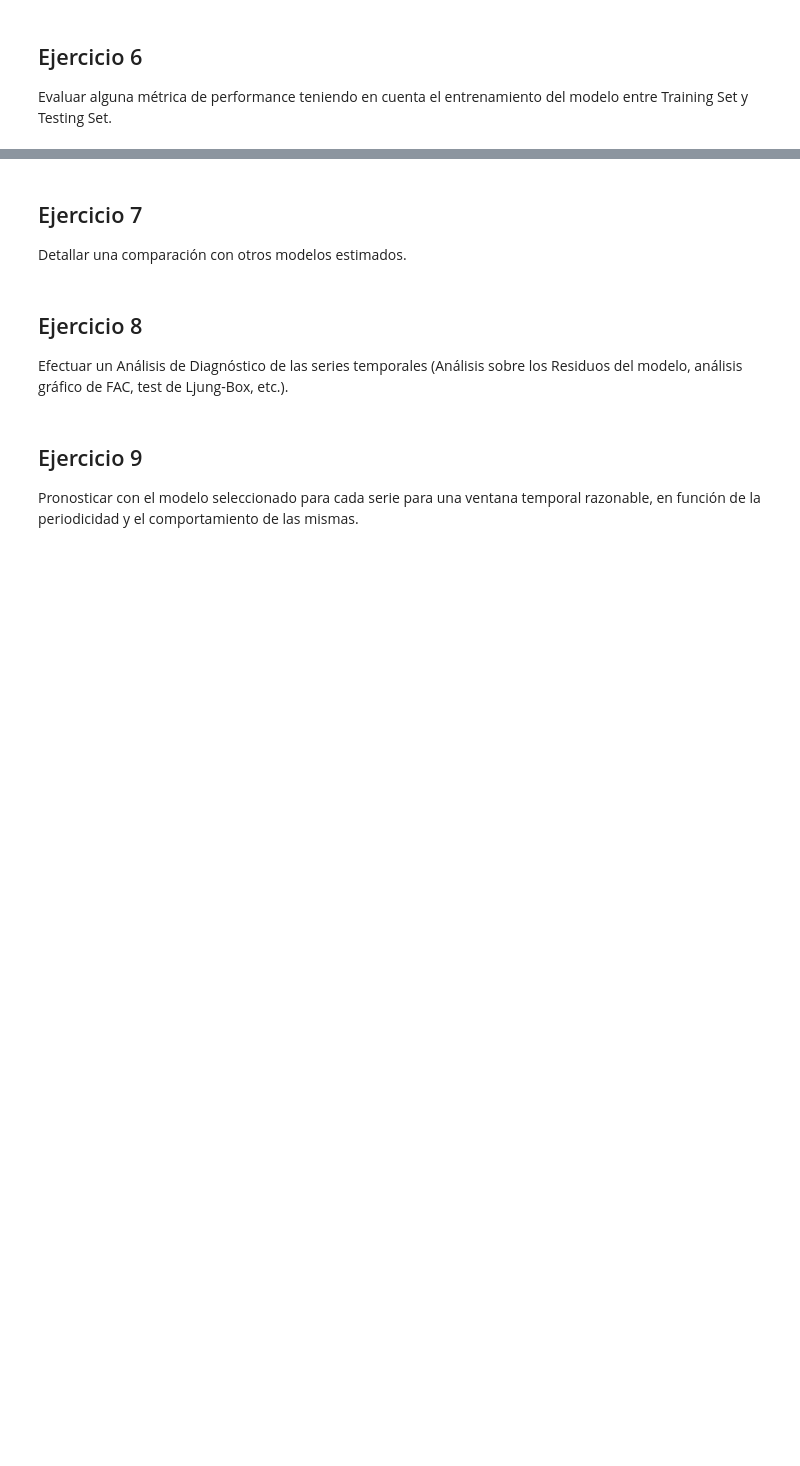
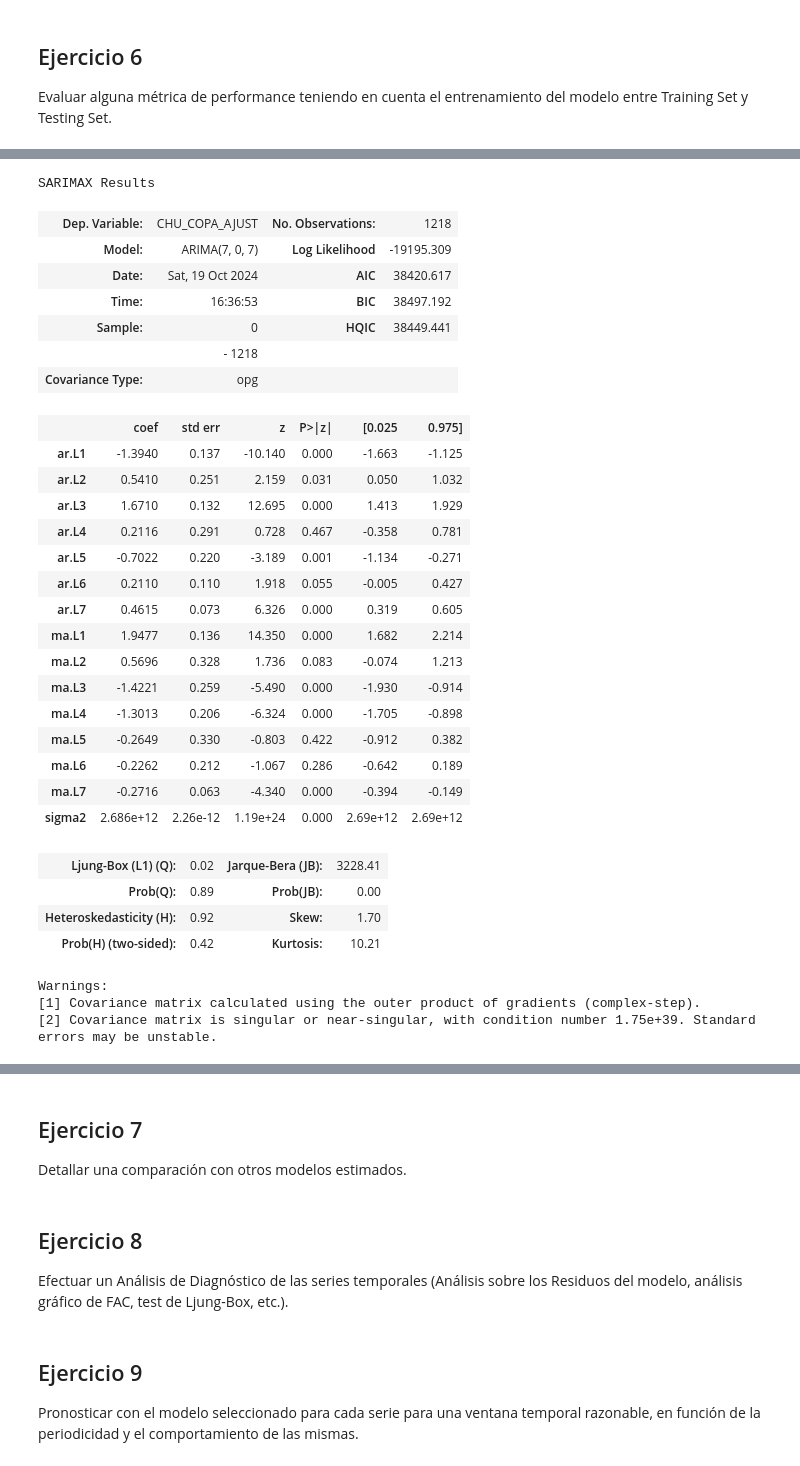
Before and after one commit to carrenogf/MCD-Series-Temporales, a Jupyter notebook: notebooks/main.ipynb, the cells around one changed output, grey strips where cells are left out. Drawn from its saved outputs; the diff is of its cells as text; code cells hidden in the pictures; blank space fills up the shorter version.

Commit message:
sarima y otros modelos

```diff
--- a/notebooks/main.ipynb
+++ b/notebooks/main.ipynb
@@ -516,3 +930,18 @@ Efectuar una estimación de la serie temporal con distintos órdenes de parámet
 ## Ejercicio 6
 
 Evaluar alguna métrica de performance teniendo en cuenta el entrenamiento del modelo entre Training Set y Testing Set.
+# %%
+train_copa = dataframes[0].iloc[:round(len(dataframes[0])*.8)]
+test_copa = dataframes[0].iloc[round(len(dataframes[0])*.8):]
+print(f"Coparticipacion: train({train_copa.shape}), test({test_copa.shape})")
+
+train_recursos = dataframes[1].iloc[:round(len(dataframes[1])*.8)]
+test_recursos = dataframes[1].iloc[round(len(dataframes[1])*.8):]
+print(f"Recursos: train({train_recursos.shape}), test({test_recursos.shape})")
+
+train_regalias = dataframes[2].iloc[:round(len(dataframes[2])*.8)]
+test_regalias = dataframes[2].iloc[round(len(dataframes[2])*.8):]
+print(f"Regalias: train({train_regalias.shape}), test({test_regalias.shape})")
+
+dataframes_train = [ train_copa, train_recursos, train_regalias ]
+dataframes_test = [ test_copa, test_recursos, test_regalias ]
@@ -518,0 +1013,36 @@ Evaluar alguna métrica de performance teniendo en cuenta el entrenamiento del m
+# %%
+arma_model_copa = sm.tsa.arima.ARIMA(dataframes_train[0], order=(7,0,7), trend='n')
+resultado_arma_model_copa = arma_model_copa.fit()
+resultado_arma_model_copa.summary()
+# %% [output]
+SARIMAX Results
+| Dep. Variable: | CHU_COPA_AJUST | No. Observations: | 1218 |
+| Model: | ARIMA(7, 0, 7) | Log Likelihood | -19195.309 |
+| Date: | Sat, 19 Oct 2024 | AIC | 38420.617 |
+| Time: | 16:36:53 | BIC | 38497.192 |
+| Sample: | 0 | HQIC | 38449.441 |
+|  | - 1218 |  |  |
+| Covariance Type: | opg |  |  |
+|  | coef | std err | z | P>|z| | [0.025 | 0.975] |
+| ar.L1 | -1.3940 | 0.137 | -10.140 | 0.000 | -1.663 | -1.125 |
+| ar.L2 | 0.5410 | 0.251 | 2.159 | 0.031 | 0.050 | 1.032 |
+| ar.L3 | 1.6710 | 0.132 | 12.695 | 0.000 | 1.413 | 1.929 |
+| ar.L4 | 0.2116 | 0.291 | 0.728 | 0.467 | -0.358 | 0.781 |
+| ar.L5 | -0.7022 | 0.220 | -3.189 | 0.001 | -1.134 | -0.271 |
+| ar.L6 | 0.2110 | 0.110 | 1.918 | 0.055 | -0.005 | 0.427 |
+| ar.L7 | 0.4615 | 0.073 | 6.326 | 0.000 | 0.319 | 0.605 |
+| ma.L1 | 1.9477 | 0.136 | 14.350 | 0.000 | 1.682 | 2.214 |
+| ma.L2 | 0.5696 | 0.328 | 1.736 | 0.083 | -0.074 | 1.213 |
+| ma.L3 | -1.4221 | 0.259 | -5.490 | 0.000 | -1.930 | -0.914 |
+| ma.L4 | -1.3013 | 0.206 | -6.324 | 0.000 | -1.705 | -0.898 |
+| ma.L5 | -0.2649 | 0.330 | -0.803 | 0.422 | -0.912 | 0.382 |
+| ma.L6 | -0.2262 | 0.212 | -1.067 | 0.286 | -0.642 | 0.189 |
+| ma.L7 | -0.2716 | 0.063 | -4.340 | 0.000 | -0.394 | -0.149 |
+| sigma2 | 2.686e+12 | 2.26e-12 | 1.19e+24 | 0.000 | 2.69e+12 | 2.69e+12 |
+| Ljung-Box (L1) (Q): | 0.02 | Jarque-Bera (JB): | 3228.41 |
+| Prob(Q): | 0.89 | Prob(JB): | 0.00 |
+| Heteroskedasticity (H): | 0.92 | Skew: | 1.70 |
+| Prob(H) (two-sided): | 0.42 | Kurtosis: | 10.21 |
+Warnings:
+[1] Covariance matrix calculated using the outer product of gradients (complex-step).
+[2] Covariance matrix is singular or near-singular, with condition number 1.75e+39. Standard errors may be unstable.
```
Also changed, not shown: parts of 76 cells of this notebook, 1 other file.
